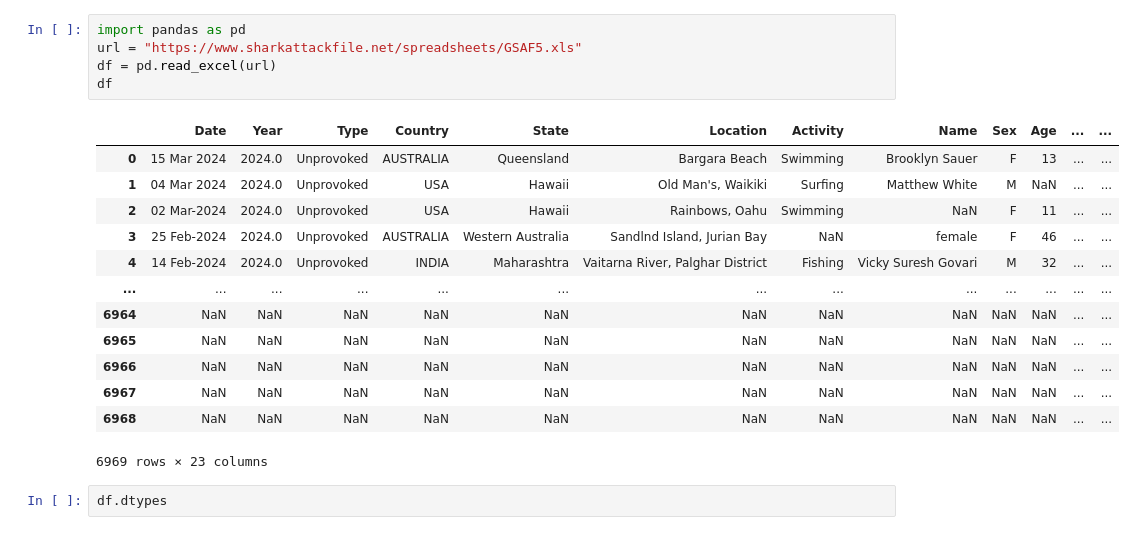
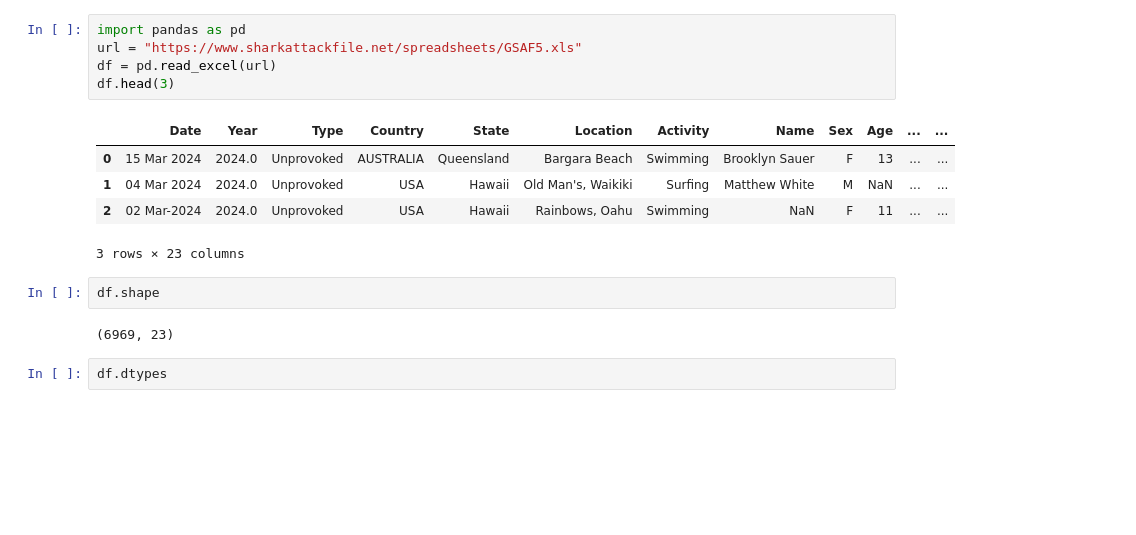
Before and after one commit to Osanchezr/SharkAttackG2, a Jupyter notebook: SharkAttack.G2.ipynb, the cells around one changed output. Saved outputs shown, nothing was run; the diff lists cells and outputs as text; blank space fills up the shorter version.

```diff
--- a/SharkAttack.G2.ipynb
+++ b/SharkAttack.G2.ipynb
@@ -18,22 +7,18 @@ Successfully installed xlrd-2.0.1
 # %%
 import pandas as pd
 url = "https://www.sharkattackfile.net/spreadsheets/GSAF5.xls"
 df = pd.read_excel(url)
-df
+df.head(3)
 # %% [output]
 |  | Date | Year | Type | Country | State | Location | Activity | Name | Sex | Age | ... | ... |
 | 0 | 15 Mar 2024 | 2024.0 | Unprovoked | AUSTRALIA | Queensland | Bargara Beach | Swimming | Brooklyn Sauer | F | 13 | ... | ... |
 | 1 | 04 Mar 2024 | 2024.0 | Unprovoked | USA | Hawaii | Old Man's, Waikiki | Surfing | Matthew White | M | NaN | ... | ... |
 | 2 | 02 Mar-2024 | 2024.0 | Unprovoked | USA | Hawaii | Rainbows, Oahu | Swimming | NaN | F | 11 | ... | ... |
-| 3 | 25 Feb-2024 | 2024.0 | Unprovoked | AUSTRALIA | Western Australia | Sandlnd Island, Jurian Bay | NaN | female | F | 46 | ... | ... |
-| 4 | 14 Feb-2024 | 2024.0 | Unprovoked | INDIA | Maharashtra | Vaitarna River, Palghar District | Fishing | Vicky Suresh Govari | M | 32 | ... | ... |
-| ... | ... | ... | ... | ... | ... | ... | ... | ... | ... | ... | ... | ... |
-| 6964 | NaN | NaN | NaN | NaN | NaN | NaN | NaN | NaN | NaN | NaN | ... | ... |
-| 6965 | NaN | NaN | NaN | NaN | NaN | NaN | NaN | NaN | NaN | NaN | ... | ... |
-| 6966 | NaN | NaN | NaN | NaN | NaN | NaN | NaN | NaN | NaN | NaN | ... | ... |
-| 6967 | NaN | NaN | NaN | NaN | NaN | NaN | NaN | NaN | NaN | NaN | ... | ... |
-| 6968 | NaN | NaN | NaN | NaN | NaN | NaN | NaN | NaN | NaN | NaN | ... | ... |
-6969 rows × 23 columns
+3 rows × 23 columns
+# %%
+df.shape
+# %% [output]
+(6969, 23)
 # %%
 df.dtypes
 # %% [output]
```
Also changed, not shown: parts of 20 cells of this notebook.
